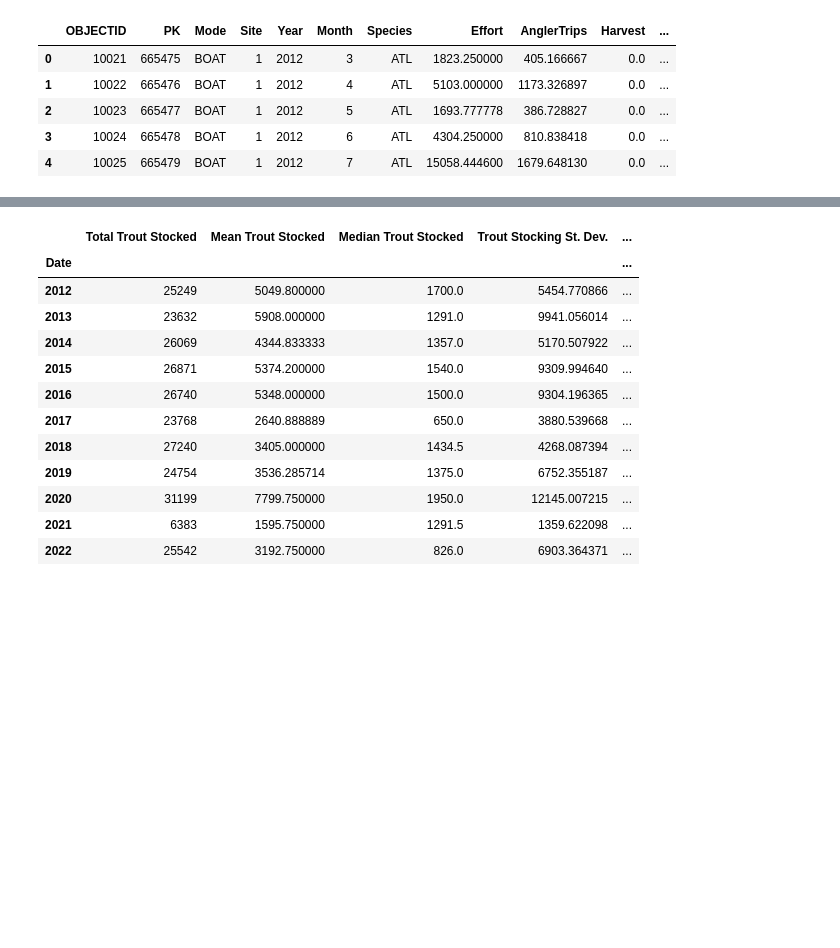
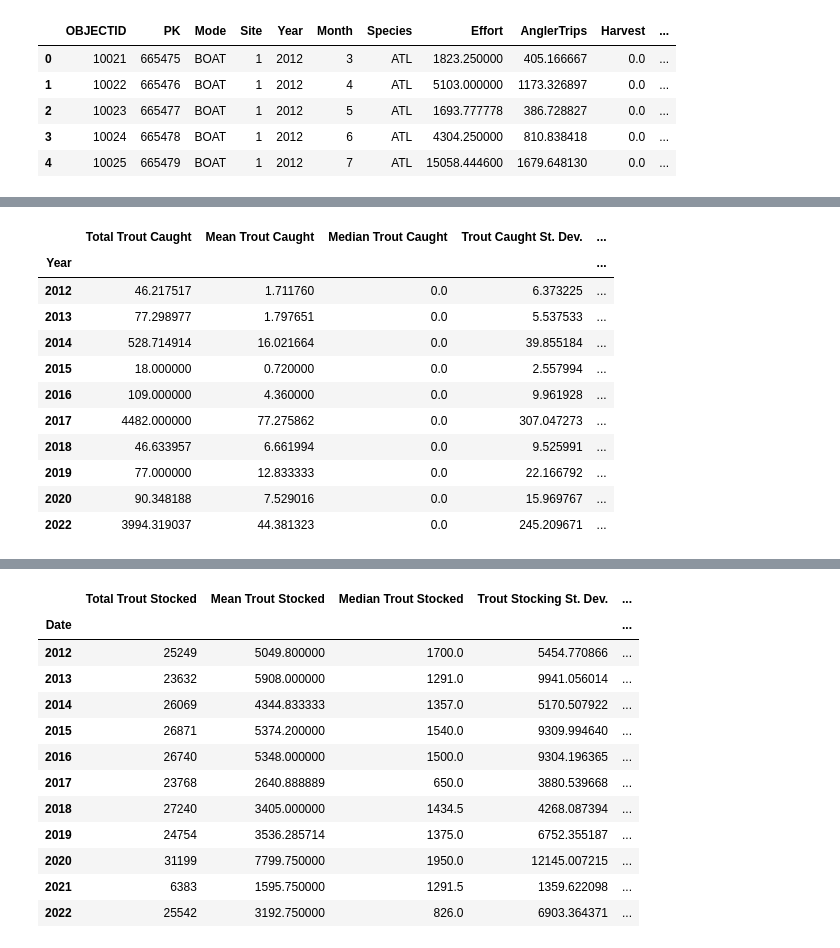
Before and after one commit to jules-krohn/Project1_Group7, a Jupyter notebook: FishingDataCode.ipynb, the cells around one changed output, grey strips where cells are left out. Cells and saved outputs as stored; diff of their text form; code cells hidden in the pictures; blank space fills up the shorter version.

Commit message:
data summaries

```diff
--- a/FishingDataCode.ipynb
+++ b/FishingDataCode.ipynb
@@ -27,17 +27,37 @@ stock.head()
 # %%
 #Find the total and mean catch of walleye and perch in Chippewa County from 2012 - 2022
 #Make a data frame of these data
-walchipmean = creel.loc[(creel["Species"] == "WAE") &
-                        (creel['County'] == "CHIPPEWA")].groupby('Year').mean()
-walchipmean = walchipmean['Catch']
-perchchipmean = creel.loc[(creel["Species"] == "YEP") &
-                           (creel['County'] == "CHIPPEWA")].mean()
-perchchipmean['Catch']
-walchiptot = creel.loc[(creel["Species"] == "WAE") &
-                       (creel['County'] == "CHIPPEWA")].groupby('Year').sum()
-walchiptot = walchiptot['Catch']
-perchchiptot = creel.loc[(creel["Species"] == "YEP") &
-                         (creel['County'] == "CHIPPEWA")].sum()\
-perchchiptot['Catch']
-chip = pd.merge(walchipmean['Catch'],walchiptot['Catch'])
-walchiptot
+rain_chip_total = creel.loc[(creel["Species"] == "RBT") &
+                           (creel["County"]== "CHIPPEWA")].groupby('Year').sum()
+rain_chip_mean = creel.loc[(creel["Species"] == "RBT") &
+                          (creel["County"]== "CHIPPEWA")].groupby('Year').mean()
+rain_chip_median = creel.loc[(creel["Species"] == "RBT") &
+                            (creel["County"]== "CHIPPEWA")].groupby('Year').median()
+rain_chip_sd = creel.loc[(creel["Species"] == "RBT") &
+                        (creel["County"]== "CHIPPEWA")].groupby('Year').std()
+rain_chip_sem = creel.loc[(creel["Species"] == "RBT") &
+                         (creel["County"]== "CHIPPEWA")].groupby('Year').sem()
+rainchiptot = rain_chip_total['Catch']
+rainchipm = rain_chip_mean['Catch']
+rainchipmed = rain_chip_median['Catch']
+rainchipsd = rain_chip_sd['Catch']
+rainchipsem = rain_chip_sem['Catch']
+rain_chip_df = pd.DataFrame({'Total Trout Caught':rainchiptot,
+                            'Mean Trout Caught':rainchipm,
+                            'Median Trout Caught':rainchipmed,
+                            'Trout Caught St. Dev.':rainchipsd,
+                            "Trout Caught St. Err.":rainchipsem})
+rain_chip_df
+# %% [output]
+|  | Total Trout Caught | Mean Trout Caught | Median Trout Caught | Trout Caught St. Dev. | ... |
+| Year |  |  |  |  | ... |
+| 2012 | 46.217517 | 1.711760 | 0.0 | 6.373225 | ... |
+| 2013 | 77.298977 | 1.797651 | 0.0 | 5.537533 | ... |
+| 2014 | 528.714914 | 16.021664 | 0.0 | 39.855184 | ... |
+| 2015 | 18.000000 | 0.720000 | 0.0 | 2.557994 | ... |
+| 2016 | 109.000000 | 4.360000 | 0.0 | 9.961928 | ... |
+| 2017 | 4482.000000 | 77.275862 | 0.0 | 307.047273 | ... |
+| 2018 | 46.633957 | 6.661994 | 0.0 | 9.525991 | ... |
+| 2019 | 77.000000 | 12.833333 | 0.0 | 22.166792 | ... |
+| 2020 | 90.348188 | 7.529016 | 0.0 | 15.969767 | ... |
+| 2022 | 3994.319037 | 44.381323 | 0.0 | 245.209671 | ... |
```
Also changed, not shown: parts of 6 cells of this notebook.
